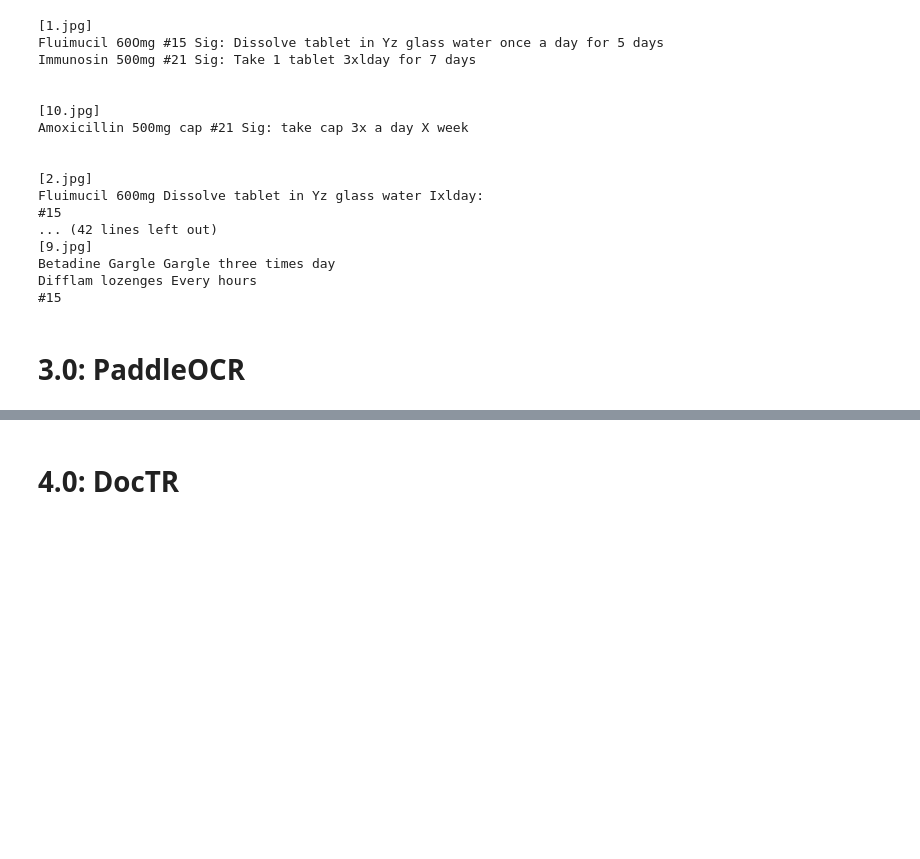
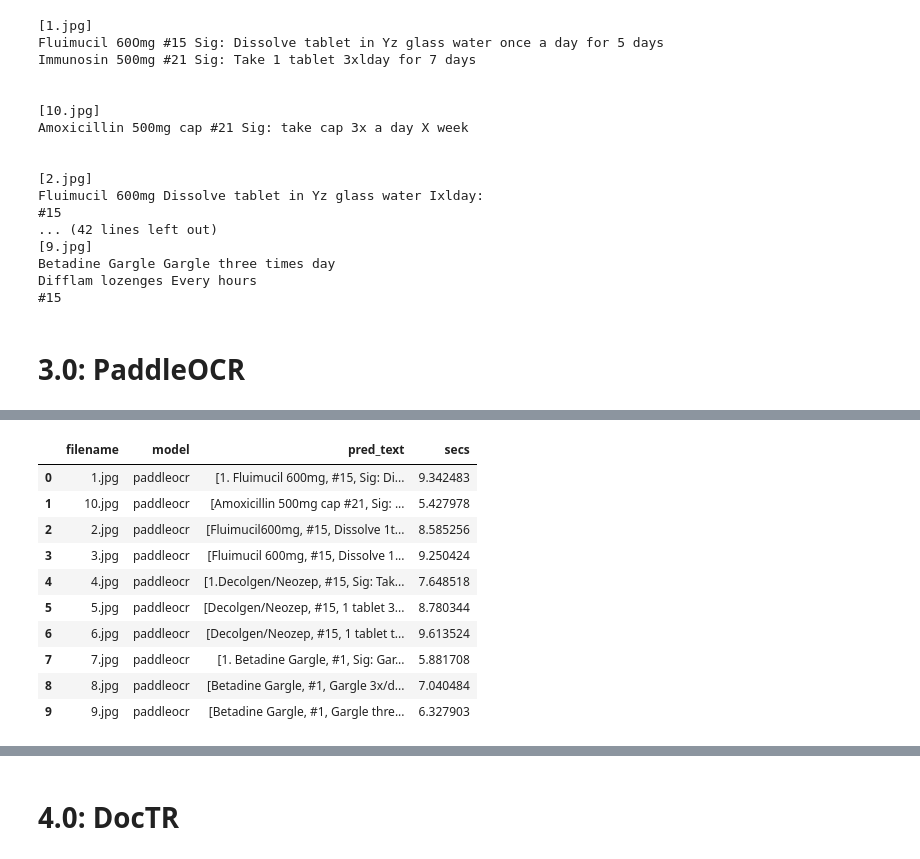
Before and after one commit to THS-ST/ocr-models, a Jupyter notebook: OCR_Models_Notebook.ipynb, the cells around one changed output, grey strips where cells are left out. Drawn from its saved outputs; the diff is of its cells as text; code cells hidden in the pictures; blank space fills up the shorter version.

Commit message:
add paddleocr test

```diff
--- a/OCR_Models_Notebook.ipynb
+++ b/OCR_Models_Notebook.ipynb
@@ -297,0 +298,5 @@ Difflam lozenges Every hours
+# %%
+paddle_ocr = PaddleOCR(
+    use_doc_orientation_classify=False,
+    use_doc_unwarping=False,
+    use_textline_orientation=False)
@@ -297,0 +308,15 @@ Difflam lozenges Every hours
+# %%
+paddle_results = []
+# %%
+current_model = "paddleocr"
+
+for img_path in images:
+        img = load_image(img_path)
+        start = time.time()
+        print("Processing: " + str(img_path) + "...")
+        try:
+            pred = paddle_ocr.predict(input=img)[0]['rec_texts']
+        except Exception as e:
+            pred = f"[ERROR] {e}"
+        secs = time.time() - start
+        paddle_results.append(OCRResult(filename=img_path.name, model=current_model, pred_text=pred, secs=secs))
@@ -297,0 +334,15 @@ Difflam lozenges Every hours
+# %%
+pdocr_df = pd.DataFrame([r.__dict__ for r in paddle_results])
+pdocr_df
+# %% [output]
+|  | filename | model | pred_text | secs |
+| 0 | 1.jpg | paddleocr | [1. Fluimucil 600mg, #15, Sig: Di... | 9.342483 |
+| 1 | 10.jpg | paddleocr | [Amoxicillin 500mg cap #21, Sig: ... | 5.427978 |
+| 2 | 2.jpg | paddleocr | [Fluimucil600mg, #15, Dissolve 1t... | 8.585256 |
+| 3 | 3.jpg | paddleocr | [Fluimucil 600mg, #15, Dissolve 1... | 9.250424 |
+| 4 | 4.jpg | paddleocr | [1.Decolgen/Neozep, #15, Sig: Tak... | 7.648518 |
+| 5 | 5.jpg | paddleocr | [Decolgen/Neozep, #15, 1 tablet 3... | 8.780344 |
+| 6 | 6.jpg | paddleocr | [Decolgen/Neozep, #15, 1 tablet t... | 9.613524 |
+| 7 | 7.jpg | paddleocr | [1. Betadine Gargle, #1, Sig: Gar... | 5.881708 |
+| 8 | 8.jpg | paddleocr | [Betadine Gargle, #1, Gargle 3x/d... | 7.040484 |
+| 9 | 9.jpg | paddleocr | [Betadine Gargle, #1, Gargle thre... | 6.327903 |
```
Also changed, not shown: parts of 9 cells of this notebook.
